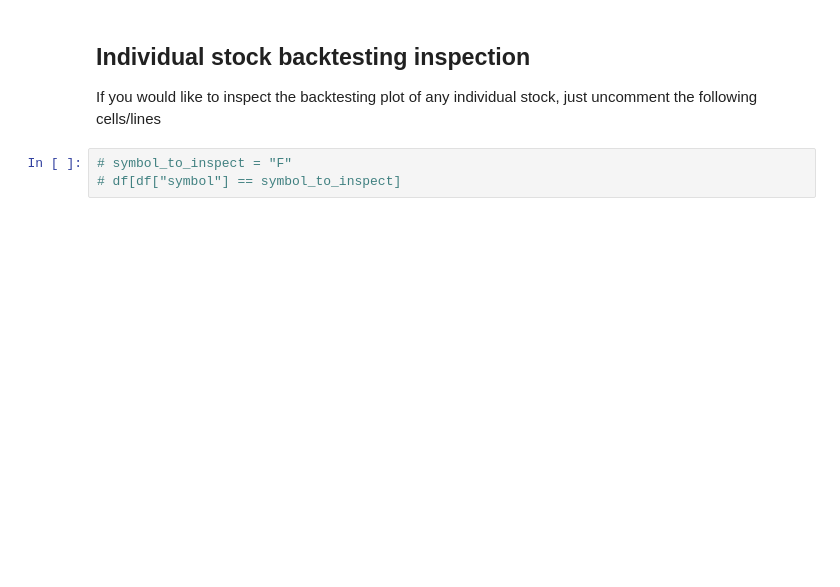
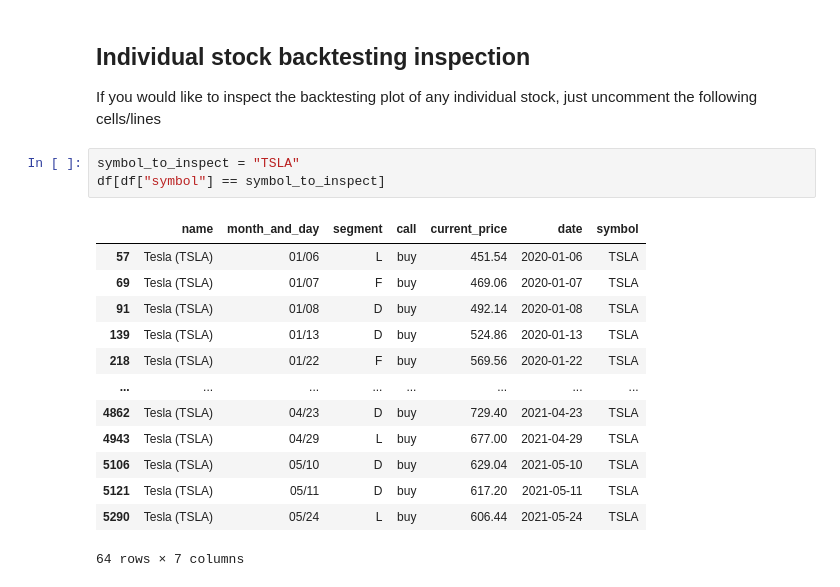
Before and after one commit to gaborvecsei/Mad-Money-Backtesting, a Jupyter notebook: mad_money_backtesting.ipynb, the cells around one changed output. Drawn from its saved outputs; the diff is of its cells as text; blank space fills up the shorter version.

```diff
--- a/mad_money_backtesting.ipynb
+++ b/mad_money_backtesting.ipynb
@@ -261,6 +267,20 @@ display(HTML(filename=list_html_file_name))
 
 If you would like to inspect the backtesting plot of any individual stock, just uncomment the following cells/lines
 # %%
-# symbol_to_inspect = "F"
-# df[df["symbol"] == symbol_to_inspect]
+symbol_to_inspect = "TSLA"
+df[df["symbol"] == symbol_to_inspect]
+# %% [output]
+|  | name | month_and_day | segment | call | current_price | date | symbol |
+| 57 | Tesla (TSLA) | 01/06 | L | buy | 451.54 | 2020-01-06 | TSLA |
+| 69 | Tesla (TSLA) | 01/07 | F | buy | 469.06 | 2020-01-07 | TSLA |
+| 91 | Tesla (TSLA) | 01/08 | D | buy | 492.14 | 2020-01-08 | TSLA |
+| 139 | Tesla (TSLA) | 01/13 | D | buy | 524.86 | 2020-01-13 | TSLA |
+| 218 | Tesla (TSLA) | 01/22 | F | buy | 569.56 | 2020-01-22 | TSLA |
+| ... | ... | ... | ... | ... | ... | ... | ... |
+| 4862 | Tesla (TSLA) | 04/23 | D | buy | 729.40 | 2021-04-23 | TSLA |
+| 4943 | Tesla (TSLA) | 04/29 | L | buy | 677.00 | 2021-04-29 | TSLA |
+| 5106 | Tesla (TSLA) | 05/10 | D | buy | 629.04 | 2021-05-10 | TSLA |
+| 5121 | Tesla (TSLA) | 05/11 | D | buy | 617.20 | 2021-05-11 | TSLA |
+| 5290 | Tesla (TSLA) | 05/24 | L | buy | 606.44 | 2021-05-24 | TSLA |
+64 rows × 7 columns
 # %%
```
Also changed, not shown: parts of 16 cells of this notebook, 2 other files.
